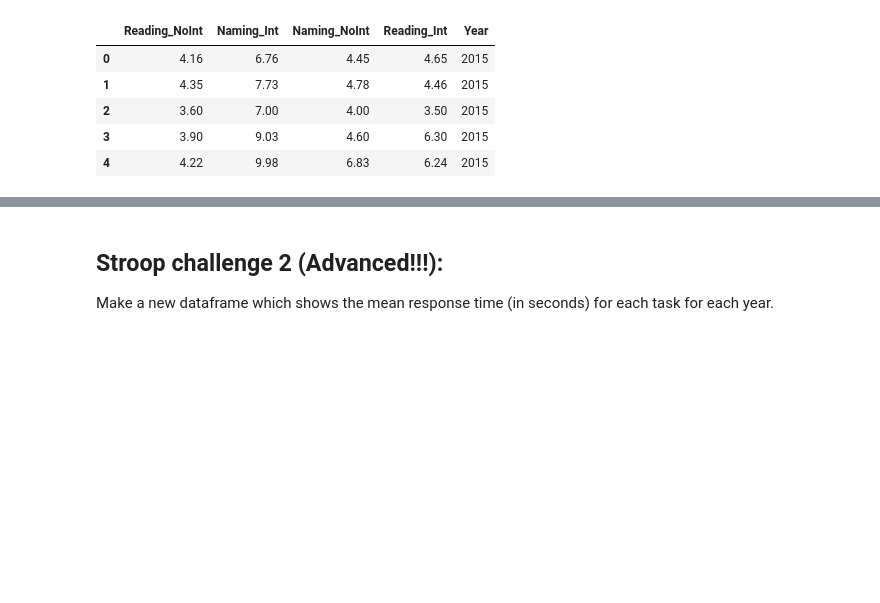
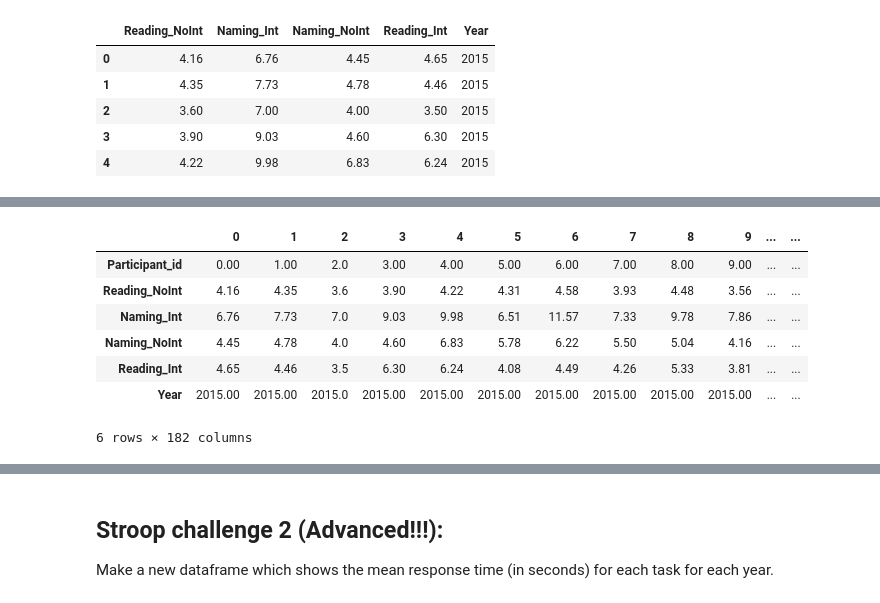
Before and after one commit to LiseFalden/CulturalDataScience, a Jupyter notebook: fun_with_pandas(1).ipynb, the cells around one changed output, grey strips where cells are left out. Cells and saved outputs as stored; diff of their text form; code cells hidden in the pictures; blank space fills up the shorter version.

Commit message:
used the starter code to get participant id column and made something that resembles a table in long format

```diff
--- a/fun_with_pandas(1).ipynb
+++ b/fun_with_pandas(1).ipynb
@@ -348,6 +348,3 @@ df.head()
 | 2 | 3.60 | 7.00 | 4.00 | 3.50 | 2015 |
 | 3 | 3.90 | 9.03 | 4.60 | 6.30 | 2015 |
 | 4 | 4.22 | 9.98 | 6.83 | 6.24 | 2015 |
-# %%
-#make column called participant id
-df['Participant_id'] = range(1, len(df.index)+1)
@@ -387,0 +381,12 @@ df
+# %%
+df = df.transpose()
+df
+# %% [output]
+|  | 0 | 1 | 2 | 3 | 4 | 5 | 6 | 7 | 8 | 9 | ... | ... |
+| Participant_id | 0.00 | 1.00 | 2.0 | 3.00 | 4.00 | 5.00 | 6.00 | 7.00 | 8.00 | 9.00 | ... | ... |
+| Reading_NoInt | 4.16 | 4.35 | 3.6 | 3.90 | 4.22 | 4.31 | 4.58 | 3.93 | 4.48 | 3.56 | ... | ... |
+| Naming_Int | 6.76 | 7.73 | 7.0 | 9.03 | 9.98 | 6.51 | 11.57 | 7.33 | 9.78 | 7.86 | ... | ... |
+| Naming_NoInt | 4.45 | 4.78 | 4.0 | 4.60 | 6.83 | 5.78 | 6.22 | 5.50 | 5.04 | 4.16 | ... | ... |
+| Reading_Int | 4.65 | 4.46 | 3.5 | 6.30 | 6.24 | 4.08 | 4.49 | 4.26 | 5.33 | 3.81 | ... | ... |
+| Year | 2015.00 | 2015.00 | 2015.0 | 2015.00 | 2015.00 | 2015.00 | 2015.00 | 2015.00 | 2015.00 | 2015.00 | ... | ... |
+6 rows × 182 columns
```
Also changed, not shown: parts of 4 cells of this notebook.
